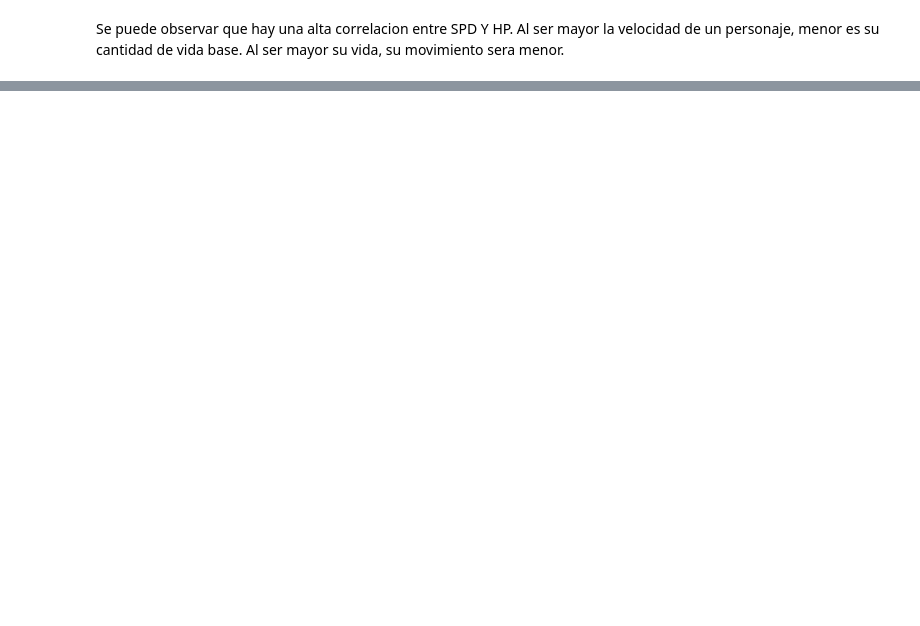
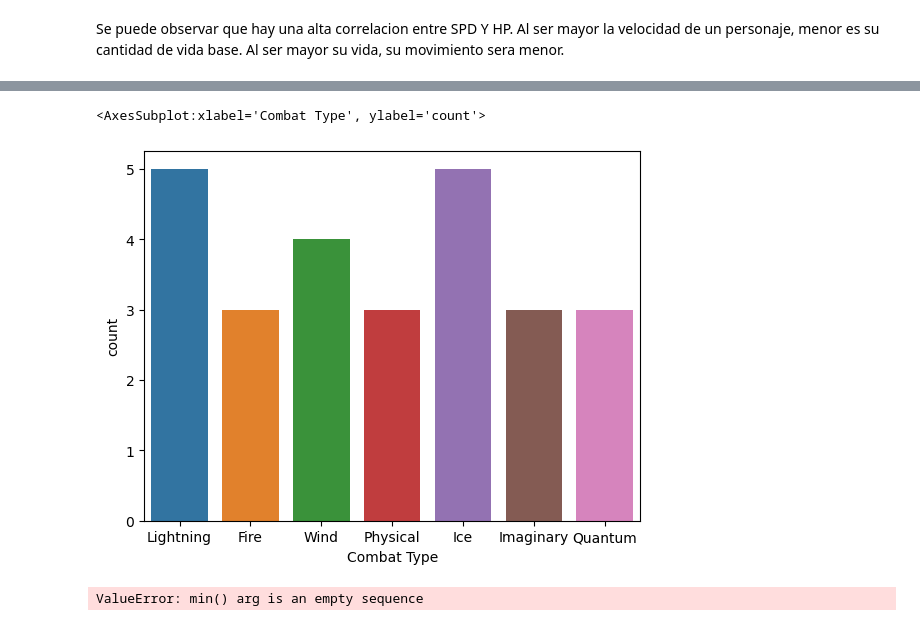
Before and after one commit to Jjcorsino/EDA-Honkai-Star-rail, a Jupyter notebook: HonkaiDataSetEDA.ipynb, the cells around one changed output, grey strips where cells are left out. Drawn from its saved outputs; the diff is of its cells as text; code cells hidden in the pictures; blank space fills up the shorter version.

```diff
--- a/HonkaiDataSetEDA.ipynb
+++ b/HonkaiDataSetEDA.ipynb
@@ -4,11 +4,11 @@
 import pandas as pd
 import matplotlib.pyplot as plt
 import seaborn as sns
-from ydata_profiling import ProfileReport
+#from ydata_profiling import ProfileReport
 
 # Se agrega estas lineas de codigo debido a que desde vsc no se puede visualizar los graficos, ignorar si se utiliza con jupyter notebook
-plt.switch_backend('TkAgg')
-sns.set(style="darkgrid")
+#plt.switch_backend('TkAgg')
+#sns.set(style="darkgrid")
 # %% [markdown]
 ### Se extrae e importan 2 df y se almacenan en variables diferentes, el cual se lee desde la wiki fandom del honkai.
 # %%
@@ -66,0 +96,2 @@ characters_df.head()
+# %%
+characters_df.reset_index(drop=True, inplace=False)
@@ -176,0 +255,13 @@ plt.show()
+# %%
+sns.countplot(x='Combat Type',
+            data=characters_df[characters_df['Status'] == 'Playable']
+             )
+# %% [output]
+<AxesSubplot:xlabel='Combat Type', ylabel='count'>
+[figure, added]
+# %%
+sns.countplot(x='Combat Type',
+            data=characters_df[characters_df['Status'] == 'Upcoming']
+             )
+# %% [output]
+ValueError: min() arg is an empty sequence
```
Also changed, not shown: parts of 19 cells of this notebook.
